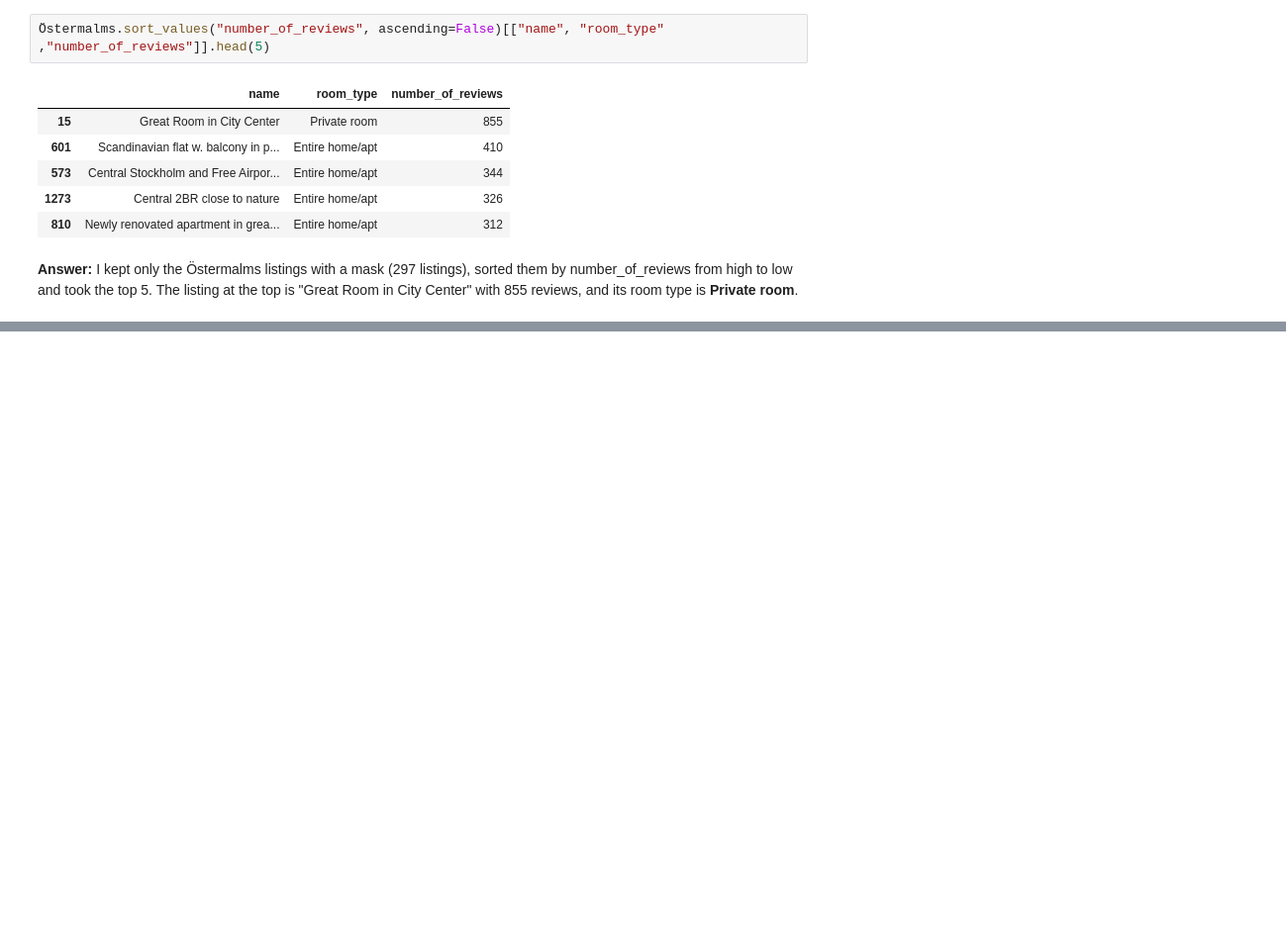
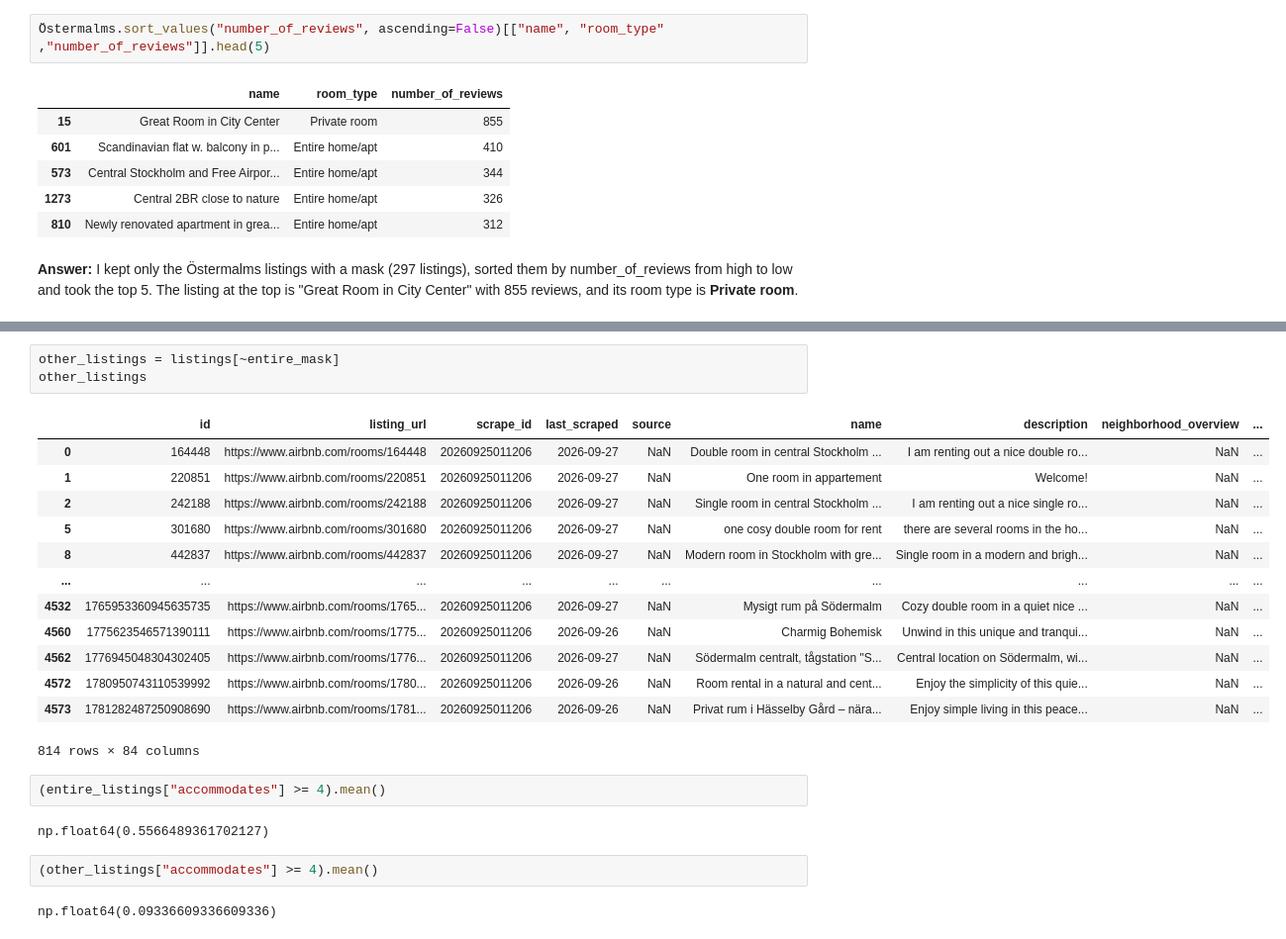
Before and after one commit to Krithika-15/Lexicon, a Jupyter notebook: Data Analysis and visualisation/lab1.ipynb, the cells around one changed output, grey strips where cells are left out. Shown at 99% size. Saved outputs shown, nothing was run; the diff lists cells and outputs as text; blank space fills up the shorter version.

```diff
--- a/Data Analysis and visualisation/lab1.ipynb
+++ b/Data Analysis and visualisation/lab1.ipynb
@@ -245,0 +308,25 @@ The listing at the top is "Great Room in City Center" with 855 reviews, and its
+# %%
+other_listings = listings[~entire_mask]
+other_listings
+# %% [output]
+|  | id | listing_url | scrape_id | last_scraped | source | name | description | neighborhood_overview | ... |
+| 0 | 164448 | https://www.airbnb.com/rooms/164448 | 20260925011206 | 2026-09-27 | NaN | Double room in central Stockholm ... | I am renting out a nice double ro... | NaN | ... |
+| 1 | 220851 | https://www.airbnb.com/rooms/220851 | 20260925011206 | 2026-09-27 | NaN | One room in appartement | Welcome! | NaN | ... |
+| 2 | 242188 | https://www.airbnb.com/rooms/242188 | 20260925011206 | 2026-09-27 | NaN | Single room in central Stockholm ... | I am renting out a nice single ro... | NaN | ... |
+| 5 | 301680 | https://www.airbnb.com/rooms/301680 | 20260925011206 | 2026-09-27 | NaN | one cosy double room for rent | there are several rooms in the ho... | NaN | ... |
+| 8 | 442837 | https://www.airbnb.com/rooms/442837 | 20260925011206 | 2026-09-27 | NaN | Modern room in Stockholm with gre... | Single room in a modern and brigh... | NaN | ... |
+| ... | ... | ... | ... | ... | ... | ... | ... | ... | ... |
+| 4532 | 1765953360945635735 | https://www.airbnb.com/rooms/1765... | 20260925011206 | 2026-09-27 | NaN | Mysigt rum på Södermalm | Cozy double room in a quiet nice ... | NaN | ... |
+| 4560 | 1775623546571390111 | https://www.airbnb.com/rooms/1775... | 20260925011206 | 2026-09-26 | NaN | Charmig Bohemisk | Unwind in this unique and tranqui... | NaN | ... |
+| 4562 | 1776945048304302405 | https://www.airbnb.com/rooms/1776... | 20260925011206 | 2026-09-27 | NaN | Södermalm centralt, tågstation "S... | Central location on Södermalm, wi... | NaN | ... |
+| 4572 | 1780950743110539992 | https://www.airbnb.com/rooms/1780... | 20260925011206 | 2026-09-26 | NaN | Room rental in a natural and cent... | Enjoy the simplicity of this quie... | NaN | ... |
+| 4573 | 1781282487250908690 | https://www.airbnb.com/rooms/1781... | 20260925011206 | 2026-09-26 | NaN | Privat rum i Hässelby Gård – nära... | Enjoy simple living in this peace... | NaN | ... |
+814 rows × 84 columns
+# %%
+(entire_listings["accommodates"] >= 4).mean()
+# %% [output]
+np.float64(0.5566489361702127)
+# %%
+(other_listings["accommodates"] >= 4).mean()
+# %% [output]
+np.float64(0.09336609336609336)
```
Also changed, not shown: parts of 42 cells of this notebook.
